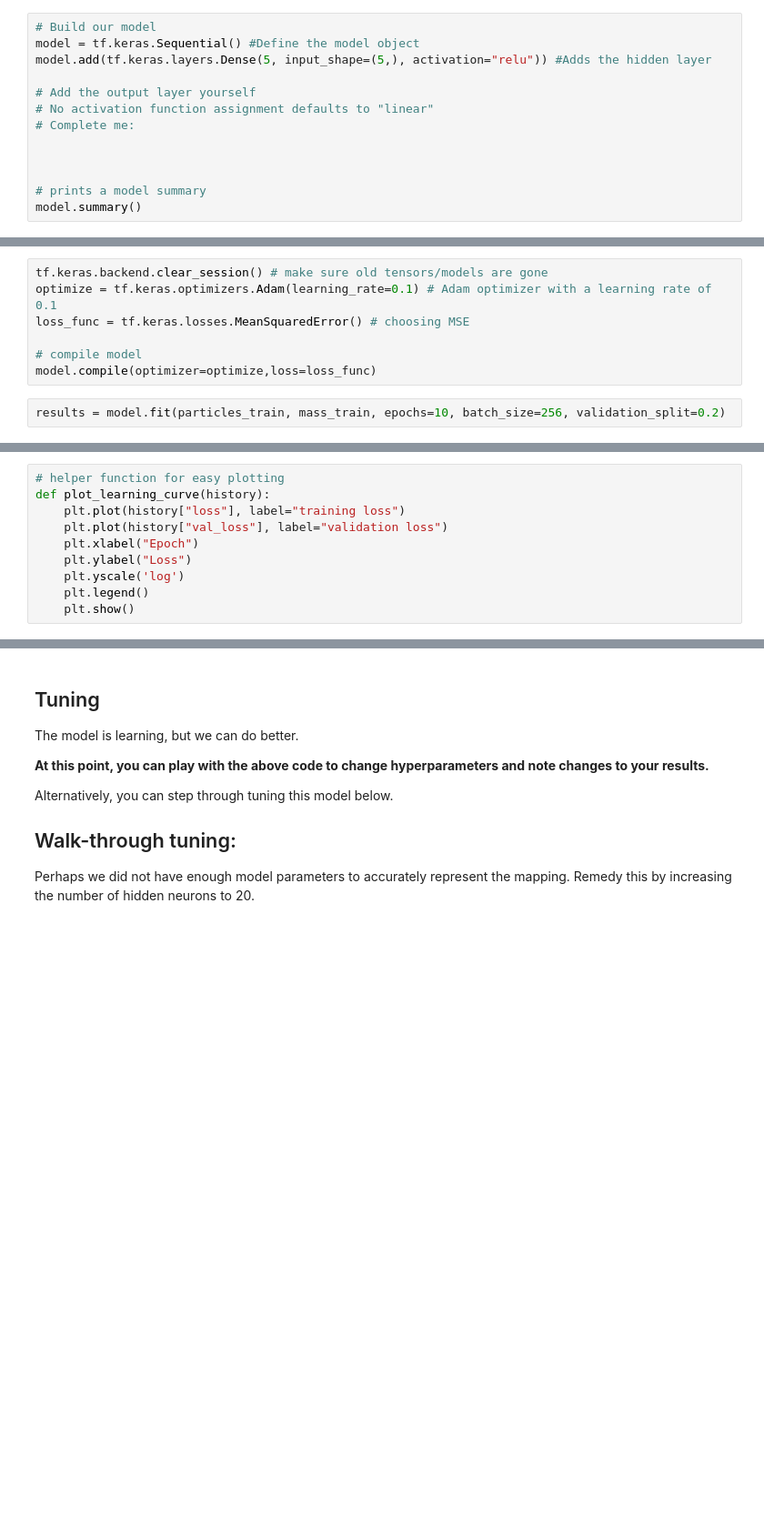
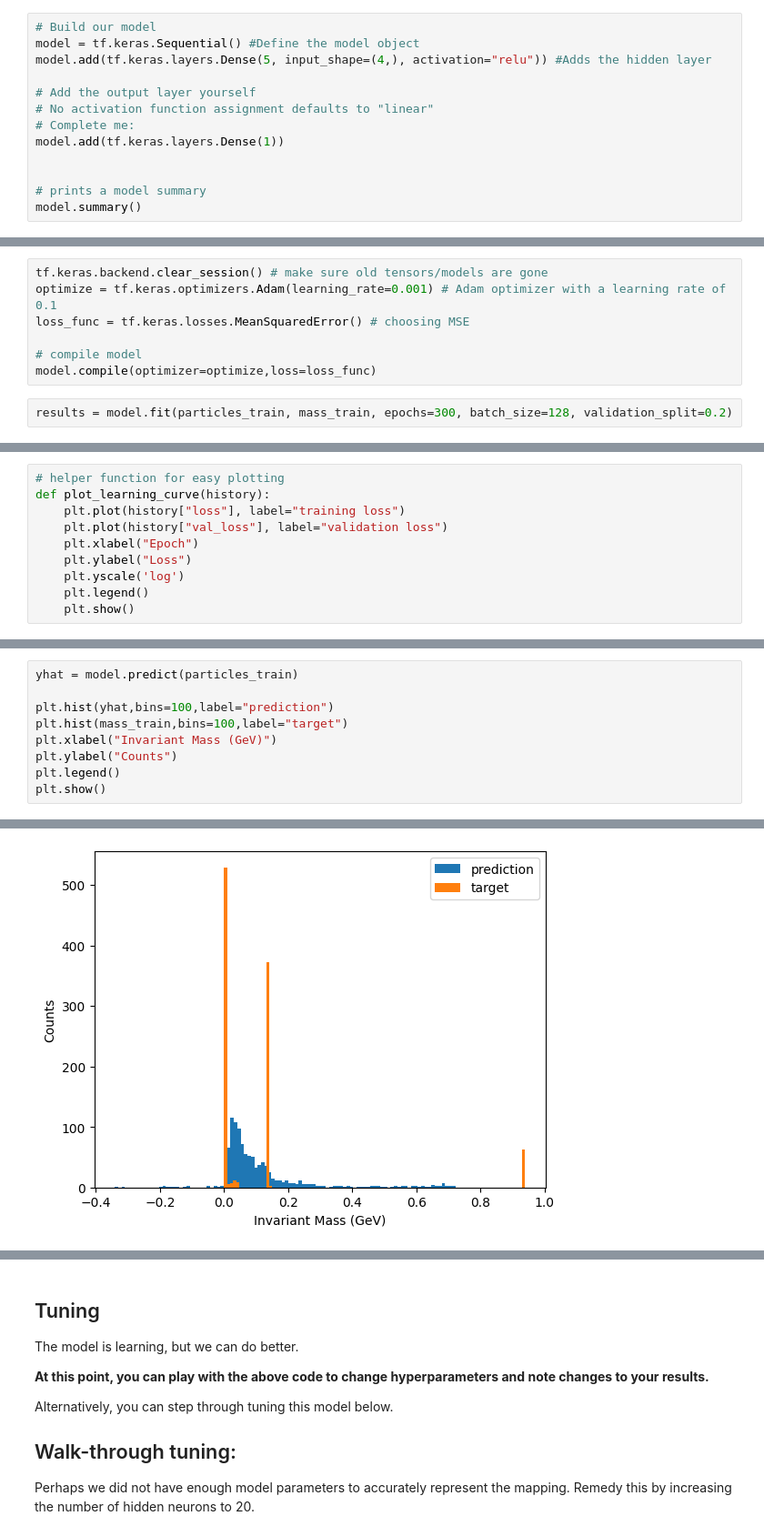
Before and after one commit to alpha-davidson/hsf-india, a Jupyter notebook: activities/Lecture1-NN-keras.ipynb, the cells around one changed output, grey strips where cells are left out. Shown: that part at 91% size. Drawn from its saved outputs; the diff is of its cells as text; blank space fills up the shorter version.

```diff
--- a/activities/Lecture1-NN-keras.ipynb
+++ b/activities/Lecture1-NN-keras.ipynb
@@ -133,12 +133,12 @@ Now we can build and train the first neural network. We will start with a networ
 # %%
 # Build our model
 model = tf.keras.Sequential() #Define the model object
-model.add(tf.keras.layers.Dense(5, input_shape=(5,), activation="relu")) #Adds the hidden layer
+model.add(tf.keras.layers.Dense(5, input_shape=(4,), activation="relu")) #Adds the hidden layer
 
 # Add the output layer yourself
 # No activation function assignment defaults to "linear"
 # Complete me:
-
+model.add(tf.keras.layers.Dense(1))
 
 
 # prints a model summary
@@ -153,10 +167,10 @@ Information on how to implement these features can be found here:
 Check out Sequential underneath models and Dense under layers.
 # %%
 tf.keras.backend.clear_session() # make sure old tensors/models are gone
-optimize = tf.keras.optimizers.Adam(learning_rate=0.1) # Adam optimizer with a learning rate of 0.1
+optimize = tf.keras.optimizers.Adam(learning_rate=0.001) # Adam optimizer with a learning rate of 0.1
 loss_func = tf.keras.losses.MeanSquaredError() # choosing MSE
 
 # compile model
 model.compile(optimizer=optimize,loss=loss_func)
 # %%
-results = model.fit(particles_train, mass_train, epochs=10, batch_size=256, validation_split=0.2)
+results = model.fit(particles_train, mass_train, epochs=300, batch_size=128, validation_split=0.2)
@@ -177,0 +216,10 @@ plot_learning_curve(results.history)
+# %%
+yhat = model.predict(particles_train)
+
+plt.hist(yhat,bins=100,label="prediction")
+plt.hist(mass_train,bins=100,label="target")
+plt.xlabel("Invariant Mass (GeV)")
+plt.ylabel("Counts")
+plt.legend()
+plt.show()
+# %% [output]
@@ -177,0 +227 @@ plot_learning_curve(results.history)
+[figure, added]
```
Also changed, not shown: parts of 13 cells of this notebook.
